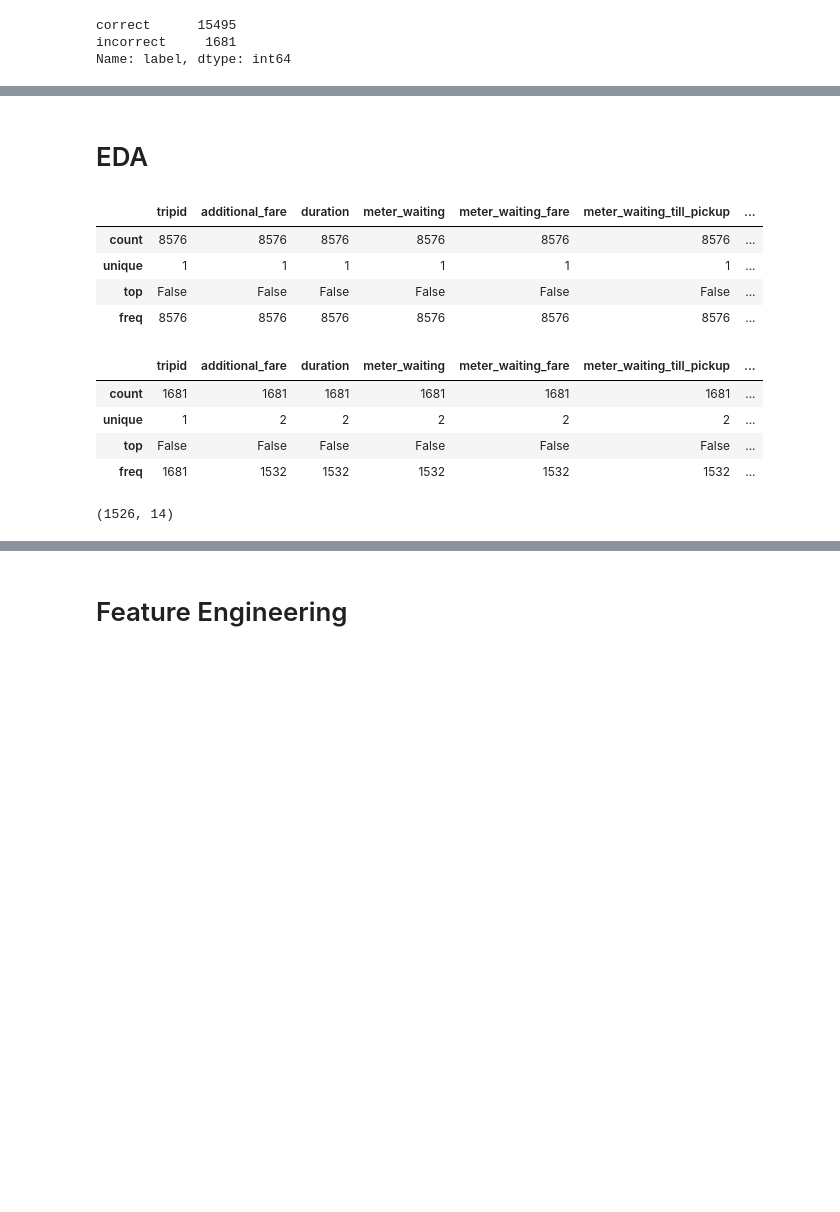
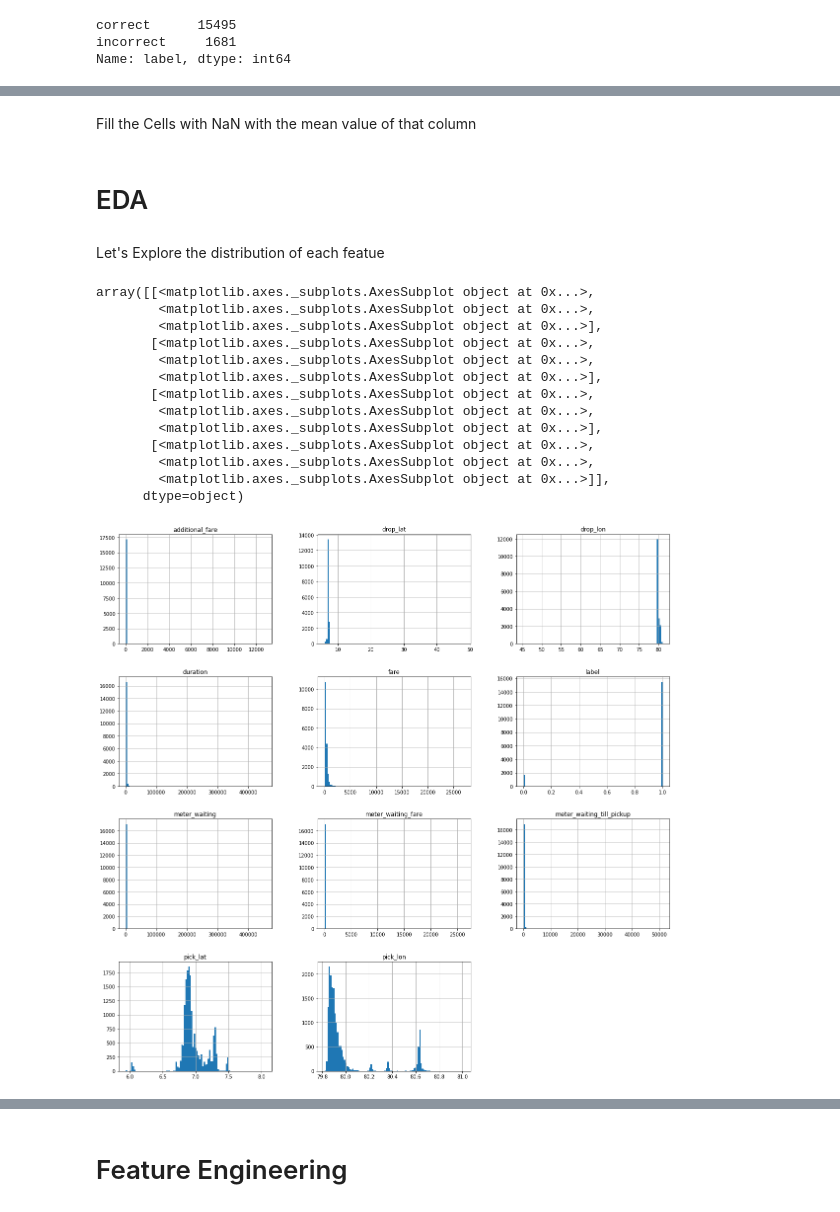
Before and after one commit to sulhicader/CS422_Machine_Learning_Project, a Jupyter notebook: ML_project-Second.ipynb, the cells around one changed output, grey strips where cells are left out. Cells and saved outputs as stored; diff of their text form; code cells hidden in the pictures; blank space fills up the shorter version.

```diff
--- a/ML_project-Second.ipynb
+++ b/ML_project-Second.ipynb
@@ -34,22 +119,30 @@ test.head()
+# %% [markdown]
+Fill the Cells with NaN with the mean value of that column
+# %%
+data["additional_fare"].fillna(data["additional_fare"].mean() , inplace=True)
+data["duration"].fillna(data["duration"].median() , inplace=True)
+data["meter_waiting"].fillna(data["meter_waiting"].median() , inplace=True)
+data["meter_waiting_fare"].fillna(data["meter_waiting_fare"].median() , inplace=True)
+data["meter_waiting_till_pickup"].fillna(data["meter_waiting_till_pickup"].median() , inplace=True)
+data["fare"].fillna(data["fare"].median() , inplace=True)
 # %% [markdown]
 # EDA
-# %%
-test.isna().describe()
-# %% [output]
-|  | tripid | additional_fare | duration | meter_waiting | meter_waiting_fare | meter_waiting_till_pickup | ... |
-| count | 8576 | 8576 | 8576 | 8576 | 8576 | 8576 | ... |
-| unique | 1 | 1 | 1 | 1 | 1 | 1 | ... |
-| top | False | False | False | False | False | False | ... |
-| freq | 8576 | 8576 | 8576 | 8576 | 8576 | 8576 | ... |
-# %%
-data[data["label"]=="incorrect"].isna().describe()
-# %% [output]
-|  | tripid | additional_fare | duration | meter_waiting | meter_waiting_fare | meter_waiting_till_pickup | ... |
-| count | 1681 | 1681 | 1681 | 1681 | 1681 | 1681 | ... |
-| unique | 1 | 2 | 2 | 2 | 2 | 2 | ... |
-| top | False | False | False | False | False | False | ... |
-| freq | 1681 | 1532 | 1532 | 1532 | 1532 | 1532 | ... |
-# %%
-data[data["label"]=="incorrect"].dropna().shape
-# %% [output]
-(1526, 14)
+# %% [markdown]
+Let's Explore the distribution of each featue
+# %%
+data.iloc[:,1:].hist(figsize=(20,20) , bins=100)
+# %% [output]
+array([[<matplotlib.axes._subplots.AxesSubplot object at 0x...>,
+        <matplotlib.axes._subplots.AxesSubplot object at 0x...>,
+        <matplotlib.axes._subplots.AxesSubplot object at 0x...>],
+       [<matplotlib.axes._subplots.AxesSubplot object at 0x...>,
+        <matplotlib.axes._subplots.AxesSubplot object at 0x...>,
+        <matplotlib.axes._subplots.AxesSubplot object at 0x...>],
+       [<matplotlib.axes._subplots.AxesSubplot object at 0x...>,
+        <matplotlib.axes._subplots.AxesSubplot object at 0x...>,
+        <matplotlib.axes._subplots.AxesSubplot object at 0x...>],
+       [<matplotlib.axes._subplots.AxesSubplot object at 0x...>,
+        <matplotlib.axes._subplots.AxesSubplot object at 0x...>,
+        <matplotlib.axes._subplots.AxesSubplot object at 0x...>]],
+      dtype=object)
+[figure, added]
```
Also changed, not shown: parts of 85 cells of this notebook, 3 other files.
